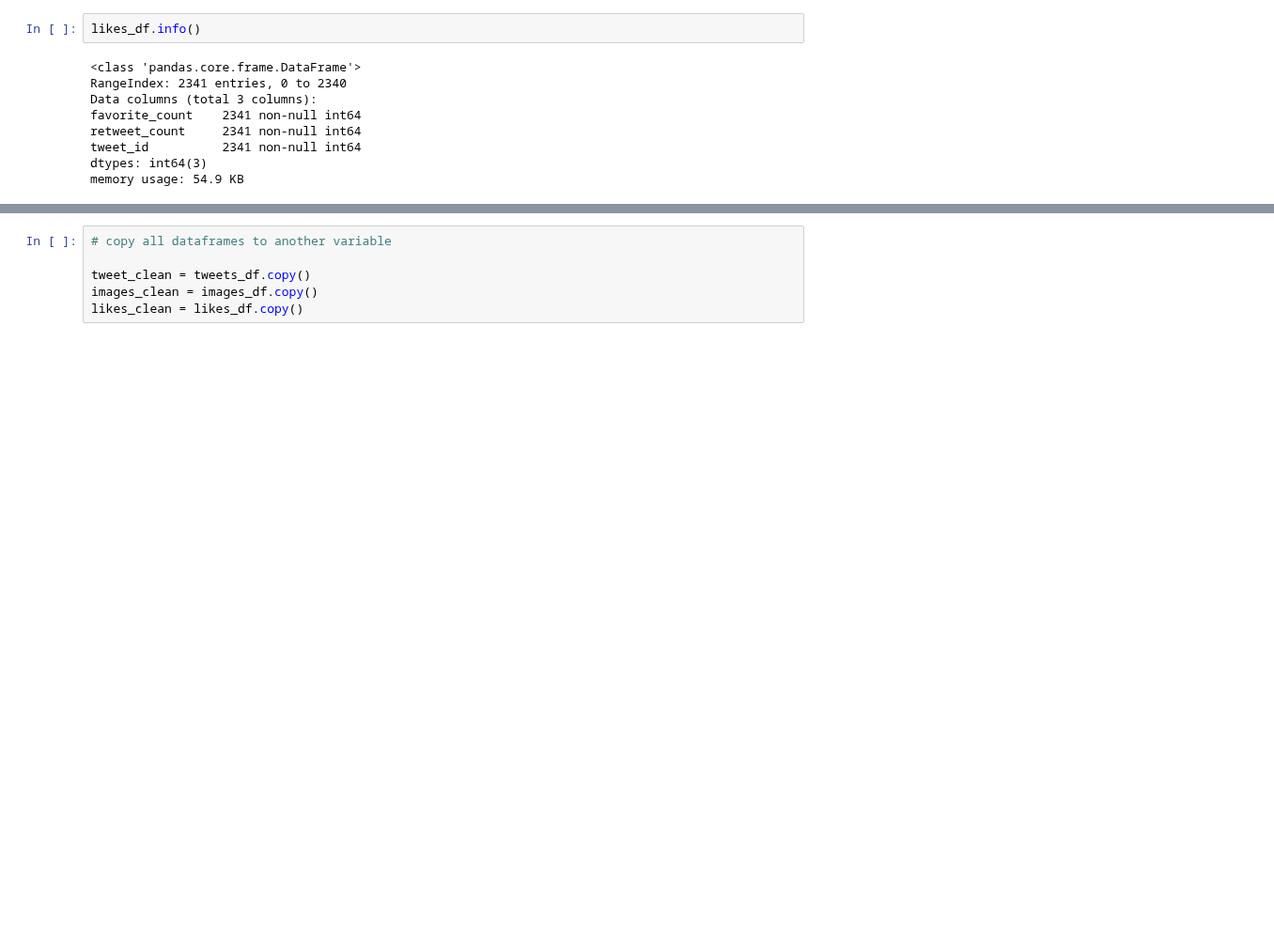
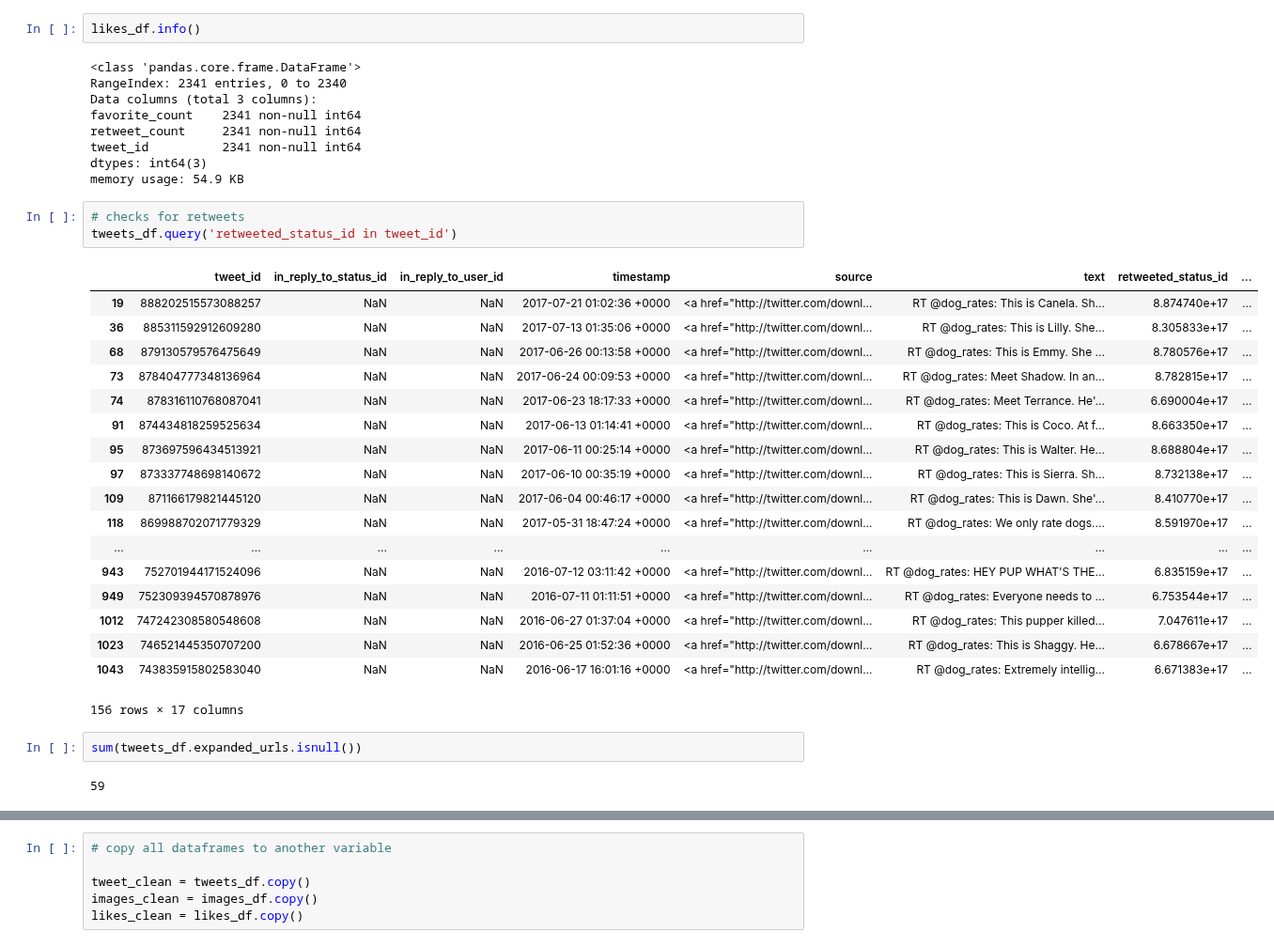
Before and after one commit to susmithagudapati/WeRateDogs-twitterAPI, a Jupyter notebook: wrangle_act.ipynb, the cells around one changed output, grey strips where cells are left out. Shown at 94% size. Saved outputs shown, nothing was run; the diff lists cells and outputs as text; blank space fills up the shorter version.

```diff
--- a/wrangle_act.ipynb
+++ b/wrangle_act.ipynb
@@ -141,3 +226,29 @@ retweet_count     2341 non-null int64
 tweet_id          2341 non-null int64
 dtypes: int64(3)
 memory usage: 54.9 KB
+# %%
+# checks for retweets
+tweets_df.query('retweeted_status_id in tweet_id')
+# %% [output]
+|  | tweet_id | in_reply_to_status_id | in_reply_to_user_id | timestamp | source | text | retweeted_status_id | ... |
+| 19 | 888202515573088257 | NaN | NaN | 2017-07-21 01:02:36 +0000 | <a href="http://twitter.com/downl... | RT @dog_rates: This is Canela. Sh... | 8.874740e+17 | ... |
+| 36 | 885311592912609280 | NaN | NaN | 2017-07-13 01:35:06 +0000 | <a href="http://twitter.com/downl... | RT @dog_rates: This is Lilly. She... | 8.305833e+17 | ... |
+| 68 | 879130579576475649 | NaN | NaN | 2017-06-26 00:13:58 +0000 | <a href="http://twitter.com/downl... | RT @dog_rates: This is Emmy. She ... | 8.780576e+17 | ... |
+| 73 | 878404777348136964 | NaN | NaN | 2017-06-24 00:09:53 +0000 | <a href="http://twitter.com/downl... | RT @dog_rates: Meet Shadow. In an... | 8.782815e+17 | ... |
+| 74 | 878316110768087041 | NaN | NaN | 2017-06-23 18:17:33 +0000 | <a href="http://twitter.com/downl... | RT @dog_rates: Meet Terrance. He'... | 6.690004e+17 | ... |
+| 91 | 874434818259525634 | NaN | NaN | 2017-06-13 01:14:41 +0000 | <a href="http://twitter.com/downl... | RT @dog_rates: This is Coco. At f... | 8.663350e+17 | ... |
+| 95 | 873697596434513921 | NaN | NaN | 2017-06-11 00:25:14 +0000 | <a href="http://twitter.com/downl... | RT @dog_rates: This is Walter. He... | 8.688804e+17 | ... |
+| 97 | 873337748698140672 | NaN | NaN | 2017-06-10 00:35:19 +0000 | <a href="http://twitter.com/downl... | RT @dog_rates: This is Sierra. Sh... | 8.732138e+17 | ... |
+| 109 | 871166179821445120 | NaN | NaN | 2017-06-04 00:46:17 +0000 | <a href="http://twitter.com/downl... | RT @dog_rates: This is Dawn. She'... | 8.410770e+17 | ... |
+| 118 | 869988702071779329 | NaN | NaN | 2017-05-31 18:47:24 +0000 | <a href="http://twitter.com/downl... | RT @dog_rates: We only rate dogs.... | 8.591970e+17 | ... |
+| ... | ... | ... | ... | ... | ... | ... | ... | ... |
+| 943 | 752701944171524096 | NaN | NaN | 2016-07-12 03:11:42 +0000 | <a href="http://twitter.com/downl... | RT @dog_rates: HEY PUP WHAT'S THE... | 6.835159e+17 | ... |
+| 949 | 752309394570878976 | NaN | NaN | 2016-07-11 01:11:51 +0000 | <a href="http://twitter.com/downl... | RT @dog_rates: Everyone needs to ... | 6.753544e+17 | ... |
+| 1012 | 747242308580548608 | NaN | NaN | 2016-06-27 01:37:04 +0000 | <a href="http://twitter.com/downl... | RT @dog_rates: This pupper killed... | 7.047611e+17 | ... |
+| 1023 | 746521445350707200 | NaN | NaN | 2016-06-25 01:52:36 +0000 | <a href="http://twitter.com/downl... | RT @dog_rates: This is Shaggy. He... | 6.678667e+17 | ... |
+| 1043 | 743835915802583040 | NaN | NaN | 2016-06-17 16:01:16 +0000 | <a href="http://twitter.com/downl... | RT @dog_rates: Extremely intellig... | 6.671383e+17 | ... |
+156 rows × 17 columns
+# %%
+sum(tweets_df.expanded_urls.isnull())
+# %% [output]
+59
```
Also changed, not shown: parts of 64 cells of this notebook, 1 other file.
